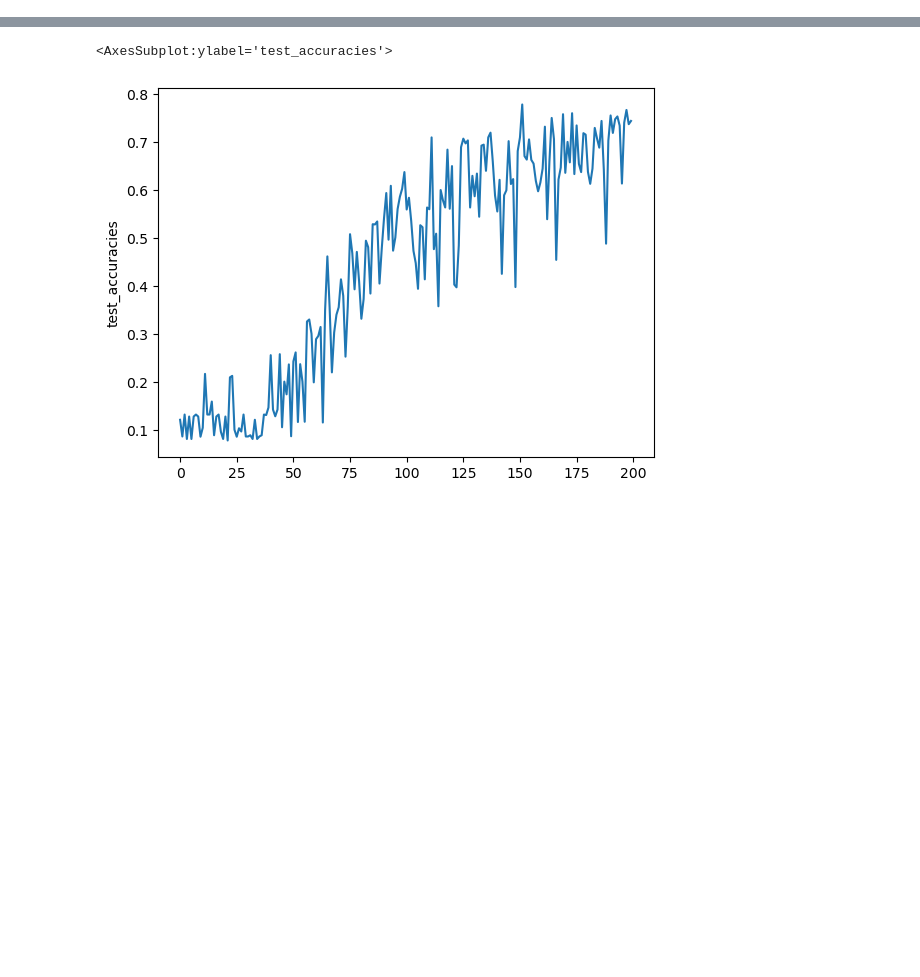
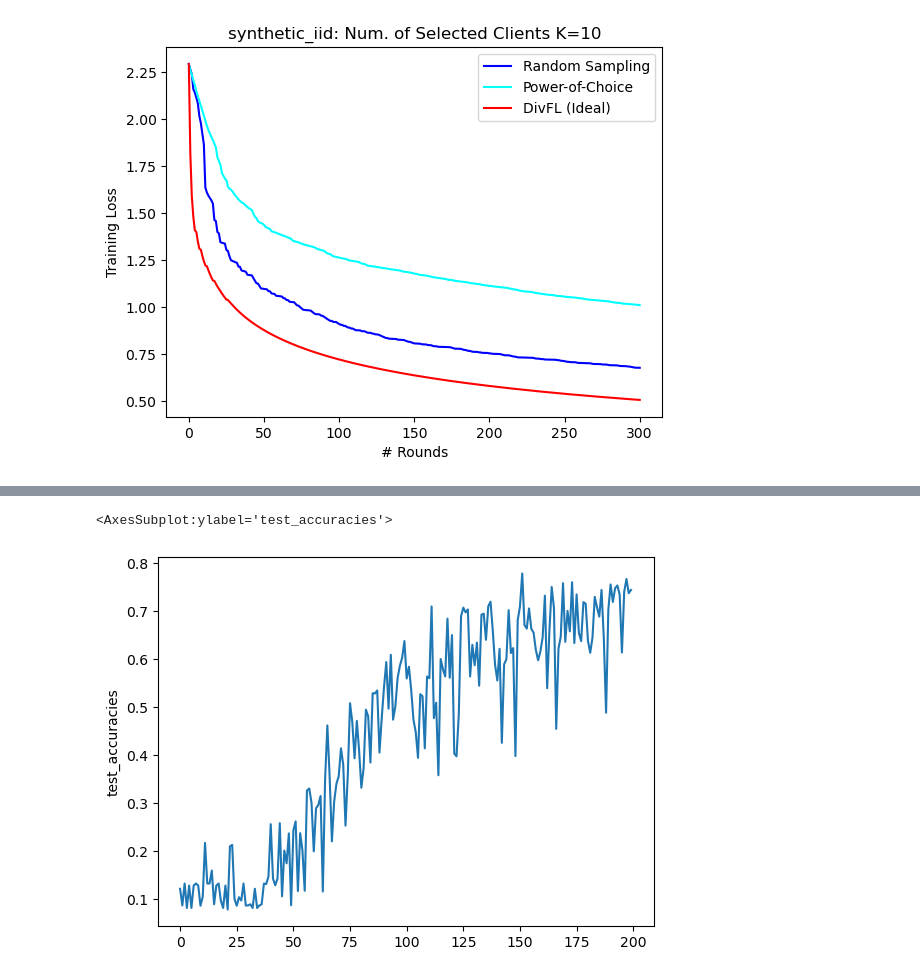
Before and after one commit to gtmdotme/divfl, a Jupyter notebook: notebooks/stat-plots.ipynb, the cells around one changed output, grey strips where cells are left out. Saved outputs shown, nothing was run; the diff lists cells and outputs as text; code cells hidden in the pictures; blank space fills up the shorter version.

```diff
--- a/notebooks/stat-plots.ipynb
+++ b/notebooks/stat-plots.ipynb
@@ -91,0 +32,30 @@ plt.legend()
+# %%
+def plot_figure(dataset, num_clients_per_round,
+                x, y1, y1_label, y2, y2_label, y3, y3_label,
+                x_axis_label="# Rounds", y_axis_label=None,
+                degree_of_smoothness=None):
+    if degree_of_smoothness:
+        # ref: https://stackoverflow.com/a/46634139
+        poly1 = np.polyfit(x, y1, degree_of_smoothness)
+        poly_y1 = np.poly1d(poly1)(x)
+
+        poly2 = np.polyfit(x, y2, degree_of_smoothness)
+        poly_y2 = np.poly1d(poly2)(x)
+
+        poly3 = np.polyfit(x, y3, degree_of_smoothness)
+        poly_y3 = np.poly1d(poly3)(x)
+
+        plt.plot(poly_y1, label=y1_label, color='blue')
+        plt.plot(poly_y2, label=y2_label, color='cyan')
+        plt.plot(poly_y3, label=y3_label, color='red')
+    else:
+        plt.plot(y1, label=y1_label, color='blue')
+        plt.plot(y2, label=y2_label, color='cyan')
+        plt.plot(y3, label=y3_label, color='red')
+
+    plt.title(f"{dataset}: Num. of Selected Clients K={num_clients_per_round}")
+    if x_axis_label:
+        plt.xlabel(x_axis_label)
+    if y_axis_label:
+        plt.ylabel(y_axis_label)
+    plt.legend()
@@ -91,0 +79,14 @@ plt.legend()
+# %%
+metric='train_losses'
+
+plot_figure(
+    dataset=df1['dataset'],
+    num_clients_per_round=df1['clients_per_round'],
+    x=list(range(df1['num_rounds']+1)),
+    y1=df1['debug'][metric], y1_label='Random Sampling',
+    y2=df2['debug'][metric], y2_label='Power-of-Choice',
+    y3=df3['debug'][metric], y3_label='DivFL (Ideal)',
+    y_axis_label="Training Loss"
+)
+# %% [output]
+[figure, added]
```
Also changed, not shown: parts of 15 cells of this notebook, 11 other files.
